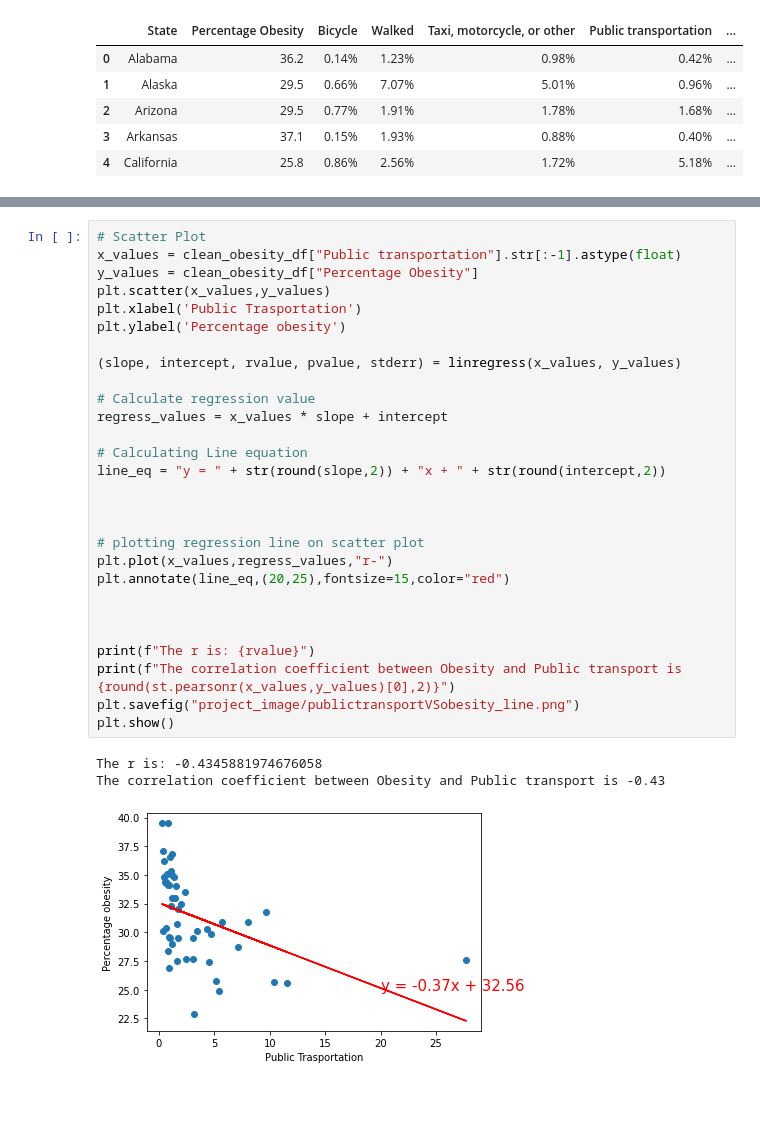
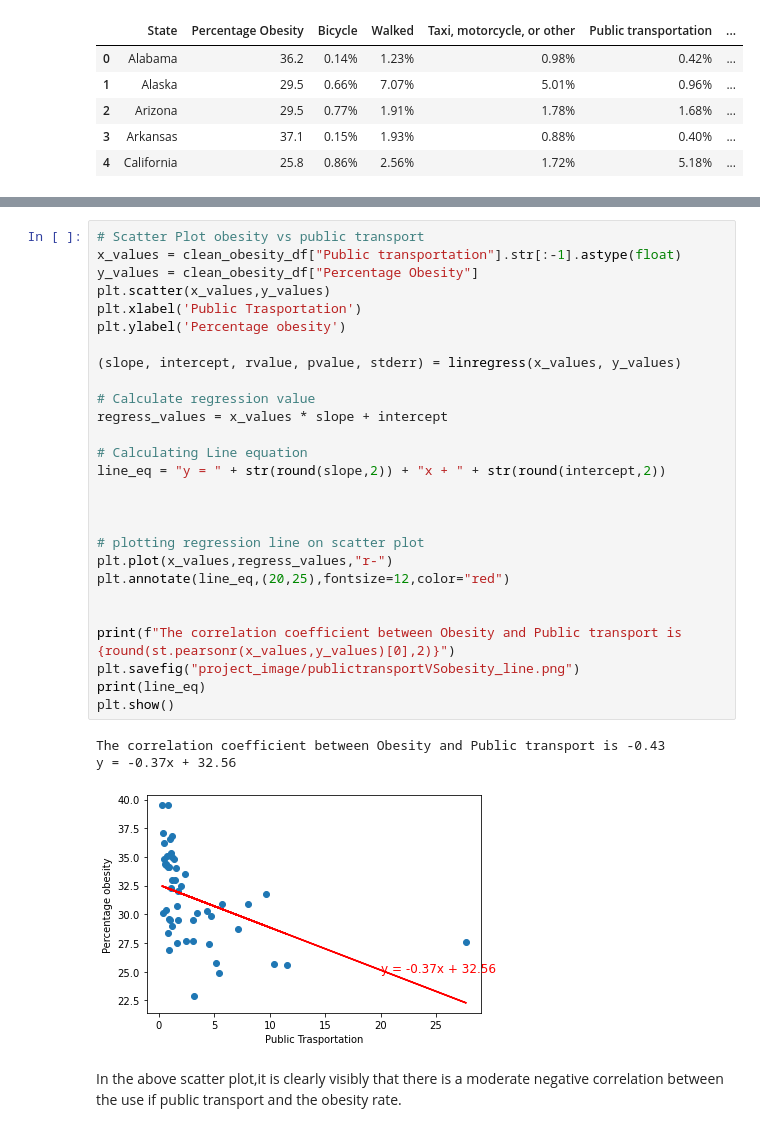
Before and after one commit to rajeshnair1984/Project_Obesity, a Jupyter notebook: TransportPy.ipynb, the cells around one changed output, grey strips where cells are left out. Drawn from its saved outputs; the diff is of its cells as text; blank space fills up the shorter version.

```diff
--- a/TransportPy.ipynb
+++ b/TransportPy.ipynb
@@ -115,33 +139,34 @@ plt.show()
 # %%
-# Scatter Plot
+# Scatter Plot obesity vs public transport
 x_values = clean_obesity_df["Public transportation"].str[:-1].astype(float)
 y_values = clean_obesity_df["Percentage Obesity"]
 plt.scatter(x_values,y_values)
 plt.xlabel('Public Trasportation')
 plt.ylabel('Percentage obesity')
 
 (slope, intercept, rvalue, pvalue, stderr) = linregress(x_values, y_values)
 
 # Calculate regression value
 regress_values = x_values * slope + intercept
 
 # Calculating Line equation
 line_eq = "y = " + str(round(slope,2)) + "x + " + str(round(intercept,2))
 
 
 
 # plotting regression line on scatter plot
 plt.plot(x_values,regress_values,"r-")
-plt.annotate(line_eq,(20,25),fontsize=15,color="red")
+plt.annotate(line_eq,(20,25),fontsize=12,color="red")
 
 
-
-print(f"The r is: {rvalue}")
 print(f"The correlation coefficient between Obesity and Public transport is {round(st.pearsonr(x_values,y_values)[0],2)}")
 plt.savefig("project_image/publictransportVSobesity_line.png")
+print(line_eq)
 plt.show()
 # %% [output]
-The r is: -0.4345881974676058
 The correlation coefficient between Obesity and Public transport is -0.43
+y = -0.37x + 32.56
-[figure, old version]
+[figure, new version]
+# %% [markdown]
+In the above scatter plot,it is clearly visibly that there is a moderate negative correlation between the use if public transport and the obesity rate.
 # %%
```
Also changed, not shown: parts of 9 cells of this notebook, 2 other files.
